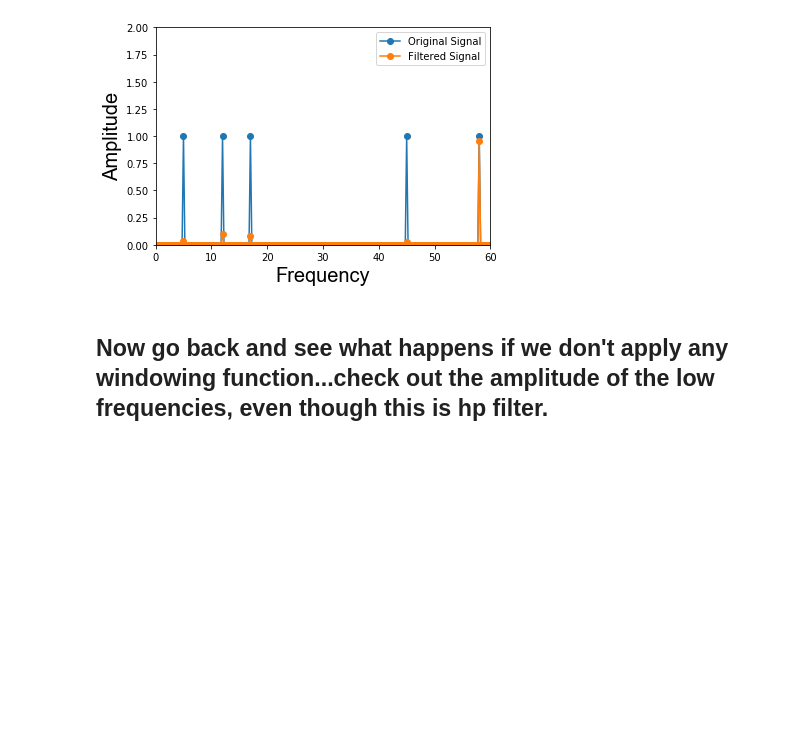
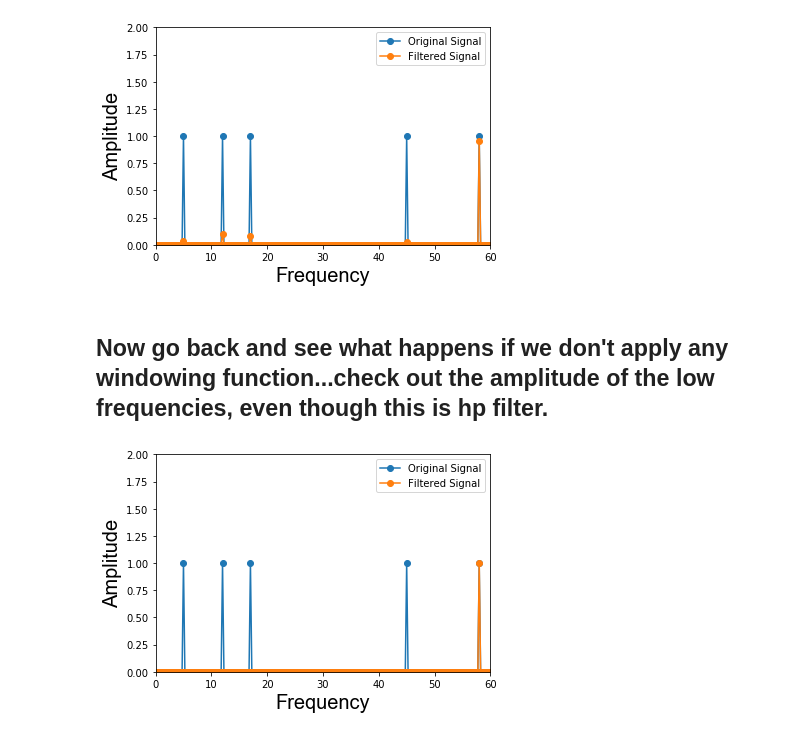
Before and after one commit to TimCSheehan/dev, a Jupyter notebook: Tutorial_061_HighPass_BandPass_StopBand.ipynb, the cells around one changed output. Saved outputs shown, nothing was run; the diff lists cells and outputs as text; code cells hidden in the pictures; blank space fills up the shorter version.

```diff
--- a/Tutorial_061_HighPass_BandPass_StopBand.ipynb
+++ b/Tutorial_061_HighPass_BandPass_StopBand.ipynb
@@ -248,0 +241,29 @@ n, sinc_func = define_sinc_filter(fc=fc, b=b, window=win, type_filt=type_filt)
+# %%
+fc=0.1
+b=0.01
+
+win = 'blackman'
+type_filt = 'hp'
+
+# make our function call to generate a hp filter
+n, sinc_func = define_sinc_filter(fc=fc, b=b, window=win, type_filt=type_filt)
+filt_sig=apply_filter(input_sig=sig, input_filter=sinc_func)
+
+# fft our signal
+fft_sig = (np.abs(np.fft.rfft(sig)) / len(sig) ) * 2
+freq = np.fft.rfftfreq(sig.size, dt)
+
+# fft our filtered signal
+fft_filt_sig = (np.abs(np.fft.rfft(filt_sig)) / len(filt_sig) ) * 2
+
+# plot
+plt.plot(freq, fft_sig, marker='o')
+plt.plot(freq, fft_filt_sig, marker='o')
+plt.xlabel('Frequency', **fig_font)
+plt.ylabel('Amplitude', **fig_font)
+plt.xlim([0, 60])
+plt.ylim([0, 2])
+plt.legend(['Original Signal', 'Filtered Signal'])
+plt.show()
+# %% [output]
+[figure, added]
```
Also changed, not shown: parts of 4 cells of this notebook.
